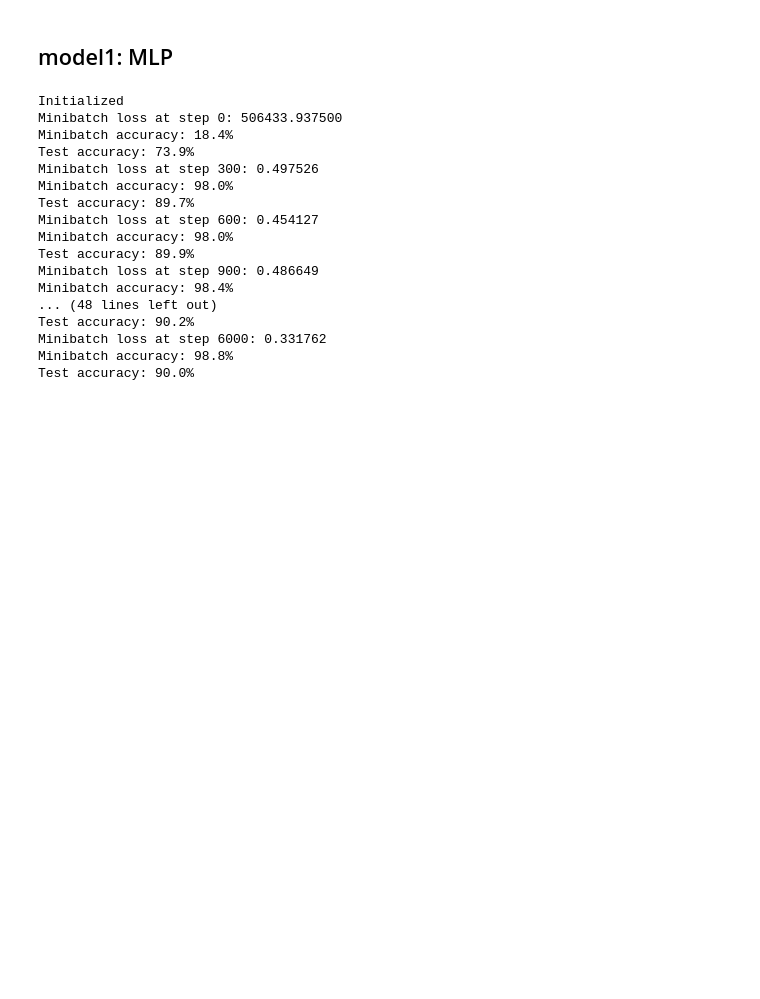
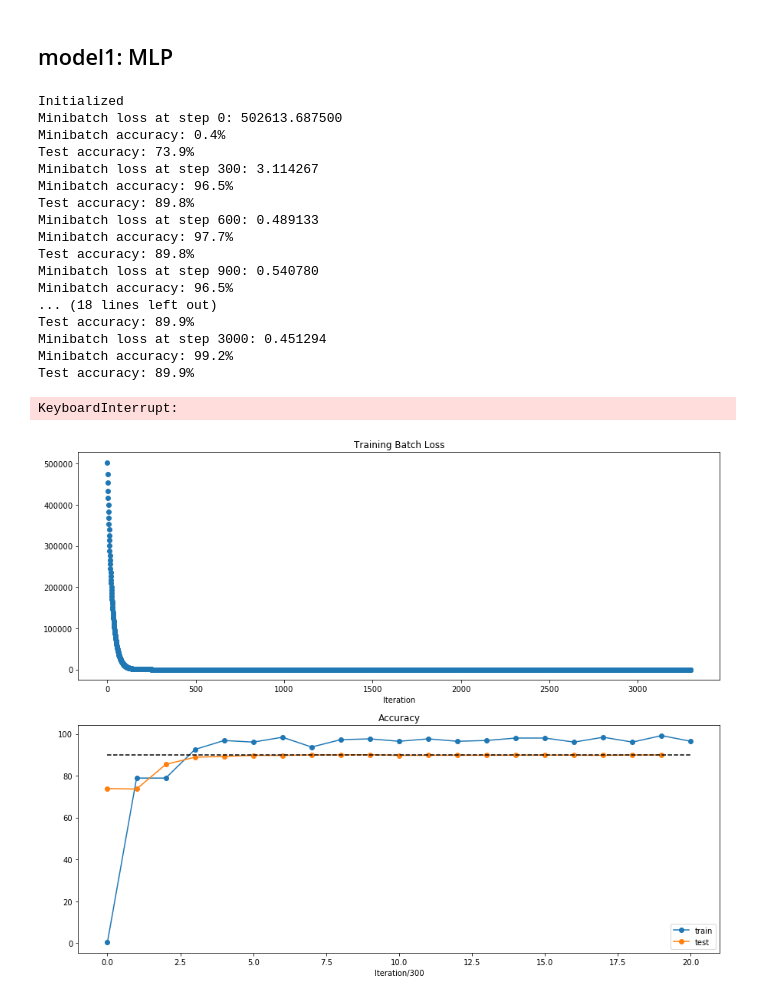
Before and after one commit to gutouyu/IntrusionDetection, a Jupyter notebook: framework.ipynb, the cells around one changed output. Drawn from its saved outputs; the diff is of its cells as text; code cells hidden in the pictures; blank space fills up the shorter version.

```diff
--- a/framework.ipynb
+++ b/framework.ipynb
@@ -80,8 +86,8 @@ train_dataset = train_dataset.astype('float')
 # sub_train_dataset = train_dataset.iloc[:train_dataset_size, :].sample(n=200000)
 # sub_test_dataset = train_dataset.iloc[train_dataset_size:, :].sample(n=50000)
 
-sub_train_dataset = train_dataset.iloc[:train_dataset_size, :].sample(n=490000)
-sub_test_dataset = train_dataset.iloc[train_dataset_size:, :].sample(n=310000)
+sub_train_dataset = train_dataset.iloc[:train_dataset_size, :].sample(n=100000)
+sub_test_dataset = train_dataset.iloc[train_dataset_size:, :].sample(n=100000)
 
 sub_train_labels = sub_train_dataset[['label_0', 'label_1', 'label_2', 'label_3', 'label_4']]
 sub_test_labels = sub_test_dataset[['label_0', 'label_1', 'label_2', 'label_3', 'label_4']]
@@ -152,7 +160,7 @@ with graph.as_default():
   # Training computation.
   hidden_layer = tf.add(tf.matmul(tf_train_dataset, tf.cast(weights[0], tf.float32)), biases[0])
   hidden_layer = tf.nn.relu(hidden_layer)
-  hidden_layer = tf.nn.dropout(hidden_layer, 0.5)
+#   hidden_layer = tf.nn.dropout(hidden_layer, 0.5)
   logits = tf.add(tf.matmul(hidden_layer, tf.cast(weights[1], tf.float32)), biases[1])
 #   logits = tf.matmul(tf_train_dataset, weights) + biases
   loss = tf.reduce_mean(
@@ -160,7 +168,7 @@ with graph.as_default():
   l2Loss = tf.nn.l2_loss(weights[0]) + tf.nn.l2_loss(weights[1])
   loss = loss + 20*l2Loss
   # Optimizer.
-  optimizer = tf.train.GradientDescentOptimizer(1e-2).minimize(loss)#5e-3
+  optimizer = tf.train.GradientDescentOptimizer(1e-3).minimize(loss)#5e-3
 
   # Predictions for the training, validation, and test data.
   train_prediction = tf.nn.softmax(logits)
@@ -178,7 +186,9 @@ with graph.as_default():
   test_prediction = tf.nn.softmax(temp4)
 # %%
 num_steps = 6001
-
+loss_history = []
+train_acc_history = []
+test_acc_history = []
 with tf.Session(graph=graph) as session:
   #tf.initialize_all_variables().run()
   tf.global_variables_initializer().run()
@@ -197,27 +207,54 @@ with tf.Session(graph=graph) as session:
     _, l, predictions = session.run(
       [optimizer, loss, train_prediction], feed_dict=feed_dict)
 
+    #record
+    first_it = (step == 0)
+    last_it = (step == num_steps - 1)
+    loss_history.append(l);
+    if first_it or last_it or (step % 300 == 0) or (step < 10):
+        train_acc_history.append(accuracy(predictions, batch_labels))
+        test_acc_history.append(accuracy(test_prediction.eval(), sub_test_labels.values[:,:]))
+
     if (step % 300 == 0):
       print("Minibatch loss at step %d: %f" % (step, l))
-      print("Minibatch accuracy: %.1f%%" % accuracy(predictions, batch_labels))
+      print("Minibatch accuracy: %.1f%%" % train_acc_history[-1])
 #       print("Validation accuracy: %.1f%%" % accuracy(
 #         valid_prediction.eval(), valid_labels))
-      print("Test accuracy: %.1f%%" % accuracy(test_prediction.eval(), sub_test_labels.values[:,:]))
+      print("Test accuracy: %.1f%%" % test_acc_history[-1])
 # %% [output]
 Initialized
-Minibatch loss at step 0: 506433.937500
-Minibatch accuracy: 18.4%
+Minibatch loss at step 0: 502613.687500
+Minibatch accuracy: 0.4%
 Test accuracy: 73.9%
-Minibatch loss at step 300: 0.497526
-Minibatch accuracy: 98.0%
-Test accuracy: 89.7%
-Minibatch loss at step 600: 0.454127
-Minibatch accuracy: 98.0%
+Minibatch loss at step 300: 3.114267
+Minibatch accuracy: 96.5%
+Test accuracy: 89.8%
+Minibatch loss at step 600: 0.489133
+Minibatch accuracy: 97.7%
+Test accuracy: 89.8%
+Minibatch loss at step 900: 0.540780
+Minibatch accuracy: 96.5%
+... (18 lines left out)
 Test accuracy: 89.9%
-Minibatch loss at step 900: 0.486649
-Minibatch accuracy: 98.4%
-... (48 lines left out)
-Test accuracy: 90.2%
-Minibatch loss at step 6000: 0.331762
-Minibatch accuracy: 98.8%
-Test accuracy: 90.0%
+Minibatch loss at step 3000: 0.451294
+Minibatch accuracy: 99.2%
+Test accuracy: 89.9%
+KeyboardInterrupt:
+# %%
+# plot the loss
+plt.subplot(2,1,1)
+plt.title('Training Batch Loss')
+plt.plot(loss_history, 'o')
+plt.xlabel('Iteration')
+
+plt.subplot(2,1,2)
+plt.title('Accuracy')
+plt.plot(train_acc_history, '-o', label='train')
+plt.plot(test_acc_history, '-o', label='test')
+plt.plot([90] * len(train_acc_history), 'k--')
+plt.xlabel('Iteration/300')
+plt.legend(loc='lower right')
+plt.gcf().set_size_inches(15,12)
+plt.show()
+# %% [output]
+[figure, added]
```
Also changed, not shown: parts of 2 cells of this notebook.
